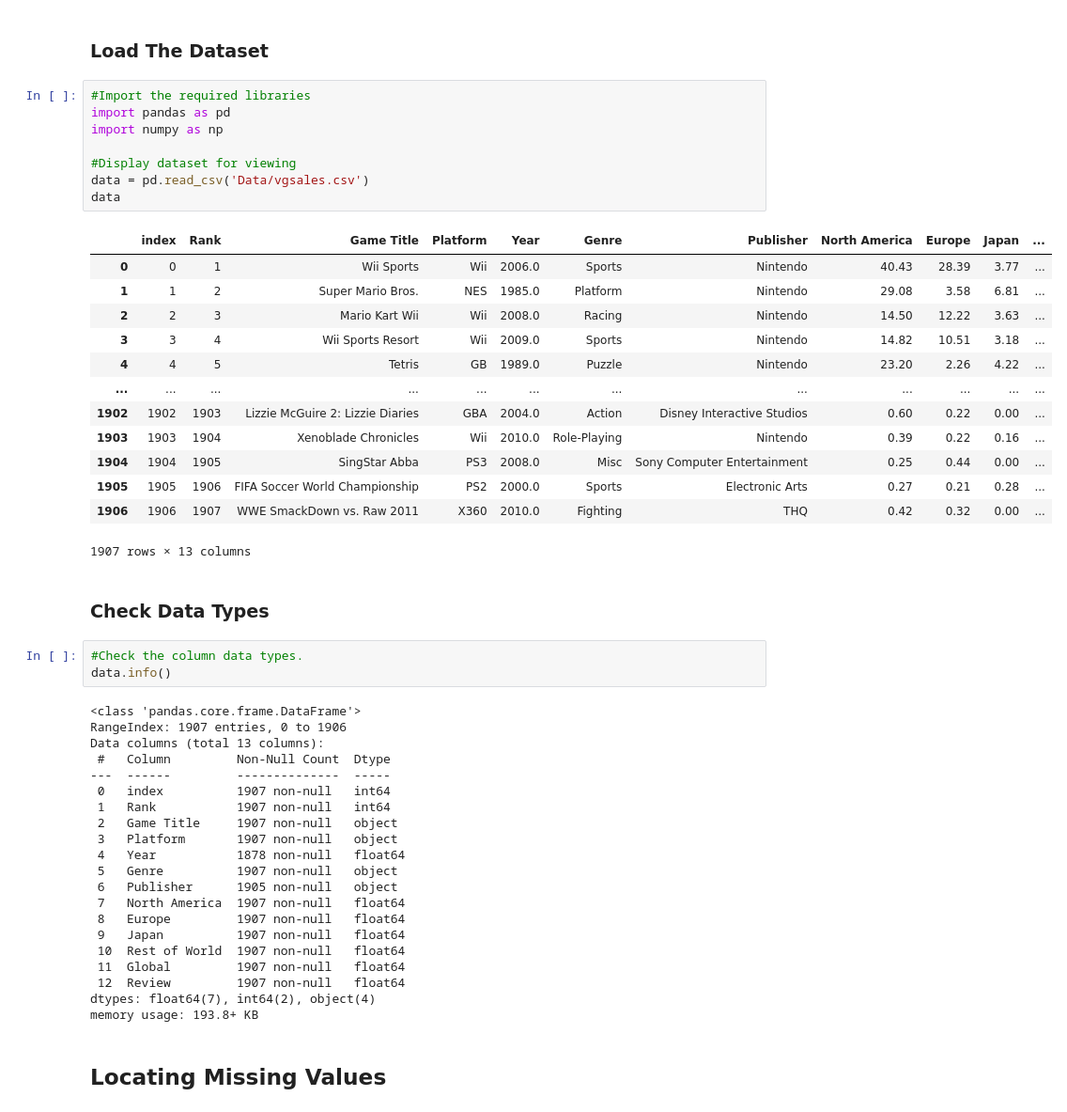
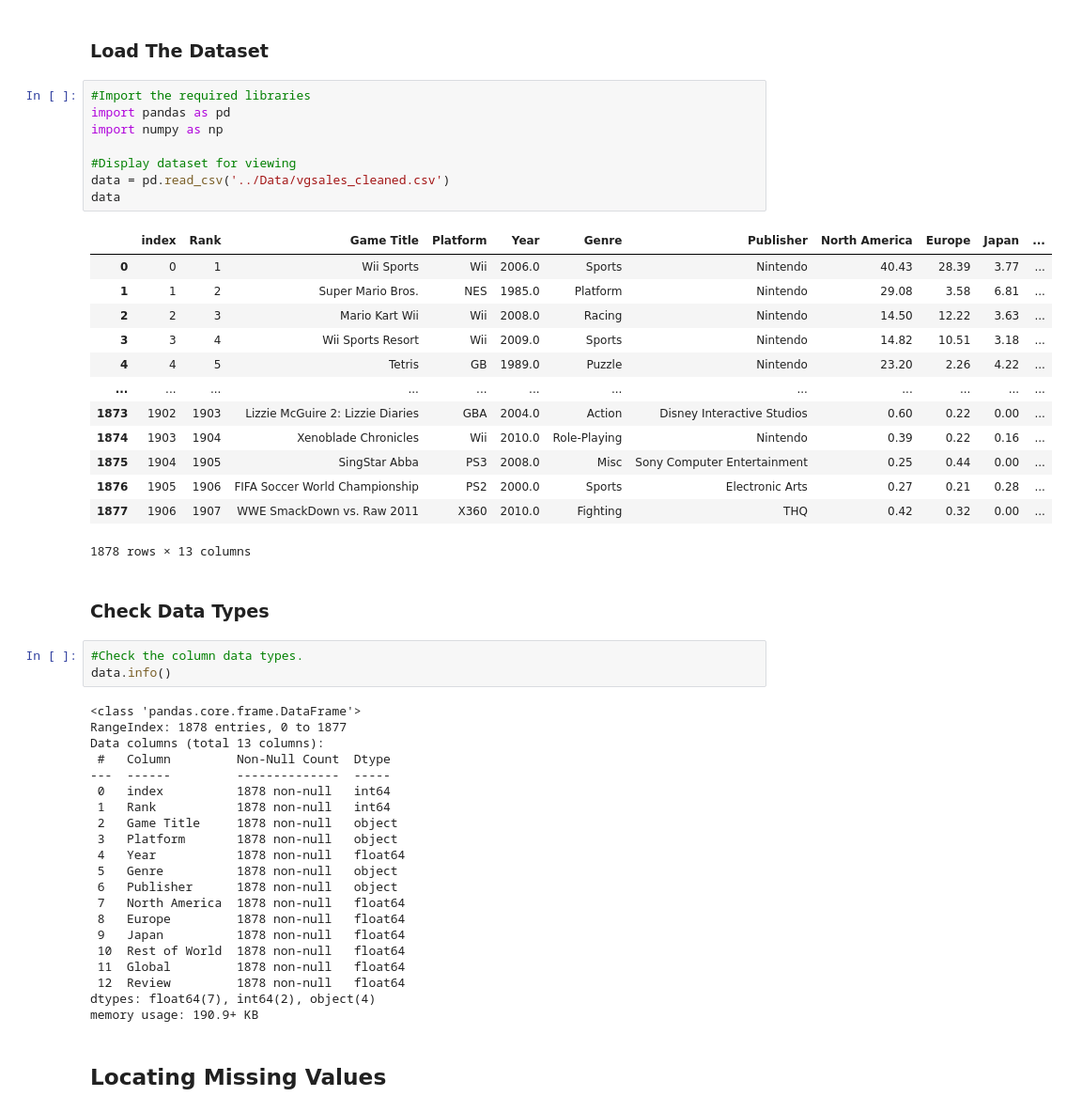
Before and after one commit to MichaelJDB/Video-Game-Sales-Analysis, a Jupyter notebook: jupyter_notebooks/DataCleaning.ipynb, the cells around one changed output. Shown: that part at 94% size. Cells and saved outputs as stored; diff of their text form.

```diff
--- a/jupyter_notebooks/DataCleaning.ipynb
+++ b/jupyter_notebooks/DataCleaning.ipynb
@@ -18,25 +18,25 @@ I will be importing the dataset csv file so that I can view and check for any mi
 # %%
 #Import the required libraries
 import pandas as pd
 import numpy as np
 
 #Display dataset for viewing
-data = pd.read_csv('Data/vgsales.csv')
+data = pd.read_csv('../Data/vgsales_cleaned.csv')
 data
 # %% [output]
 |  | index | Rank | Game Title | Platform | Year | Genre | Publisher | North America | Europe | Japan | ... |
 | 0 | 0 | 1 | Wii Sports | Wii | 2006.0 | Sports | Nintendo | 40.43 | 28.39 | 3.77 | ... |
 | 1 | 1 | 2 | Super Mario Bros. | NES | 1985.0 | Platform | Nintendo | 29.08 | 3.58 | 6.81 | ... |
 | 2 | 2 | 3 | Mario Kart Wii | Wii | 2008.0 | Racing | Nintendo | 14.50 | 12.22 | 3.63 | ... |
 | 3 | 3 | 4 | Wii Sports Resort | Wii | 2009.0 | Sports | Nintendo | 14.82 | 10.51 | 3.18 | ... |
 | 4 | 4 | 5 | Tetris | GB | 1989.0 | Puzzle | Nintendo | 23.20 | 2.26 | 4.22 | ... |
 | ... | ... | ... | ... | ... | ... | ... | ... | ... | ... | ... | ... |
-| 1902 | 1902 | 1903 | Lizzie McGuire 2: Lizzie Diaries | GBA | 2004.0 | Action | Disney Interactive Studios | 0.60 | 0.22 | 0.00 | ... |
-| 1903 | 1903 | 1904 | Xenoblade Chronicles | Wii | 2010.0 | Role-Playing | Nintendo | 0.39 | 0.22 | 0.16 | ... |
-| 1904 | 1904 | 1905 | SingStar Abba | PS3 | 2008.0 | Misc | Sony Computer Entertainment | 0.25 | 0.44 | 0.00 | ... |
-| 1905 | 1905 | 1906 | FIFA Soccer World Championship | PS2 | 2000.0 | Sports | Electronic Arts | 0.27 | 0.21 | 0.28 | ... |
-| 1906 | 1906 | 1907 | WWE SmackDown vs. Raw 2011 | X360 | 2010.0 | Fighting | THQ | 0.42 | 0.32 | 0.00 | ... |
+| 1873 | 1902 | 1903 | Lizzie McGuire 2: Lizzie Diaries | GBA | 2004.0 | Action | Disney Interactive Studios | 0.60 | 0.22 | 0.00 | ... |
+| 1874 | 1903 | 1904 | Xenoblade Chronicles | Wii | 2010.0 | Role-Playing | Nintendo | 0.39 | 0.22 | 0.16 | ... |
+| 1875 | 1904 | 1905 | SingStar Abba | PS3 | 2008.0 | Misc | Sony Computer Entertainment | 0.25 | 0.44 | 0.00 | ... |
+| 1876 | 1905 | 1906 | FIFA Soccer World Championship | PS2 | 2000.0 | Sports | Electronic Arts | 0.27 | 0.21 | 0.28 | ... |
+| 1877 | 1906 | 1907 | WWE SmackDown vs. Raw 2011 | X360 | 2010.0 | Fighting | THQ | 0.42 | 0.32 | 0.00 | ... |
-1907 rows × 13 columns
+1878 rows × 13 columns
 # %% [markdown]
 ### Check Data Types
 # %%
@@ -44,25 +44,25 @@ data
 data.info()
 # %% [output]
 <class 'pandas.core.frame.DataFrame'>
-RangeIndex: 1907 entries, 0 to 1906
+RangeIndex: 1878 entries, 0 to 1877
 Data columns (total 13 columns):
  #   Column         Non-Null Count  Dtype
 ---  ------         --------------  -----
- 0   index          1907 non-null   int64
- 1   Rank           1907 non-null   int64
- 2   Game Title     1907 non-null   object
- 3   Platform       1907 non-null   object
+ 0   index          1878 non-null   int64
+ 1   Rank           1878 non-null   int64
+ 2   Game Title     1878 non-null   object
+ 3   Platform       1878 non-null   object
  4   Year           1878 non-null   float64
- 5   Genre          1907 non-null   object
- 6   Publisher      1905 non-null   object
- 7   North America  1907 non-null   float64
- 8   Europe         1907 non-null   float64
- 9   Japan          1907 non-null   float64
- 10  Rest of World  1907 non-null   float64
- 11  Global         1907 non-null   float64
- 12  Review         1907 non-null   float64
+ 5   Genre          1878 non-null   object
+ 6   Publisher      1878 non-null   object
+ 7   North America  1878 non-null   float64
+ 8   Europe         1878 non-null   float64
+ 9   Japan          1878 non-null   float64
+ 10  Rest of World  1878 non-null   float64
+ 11  Global         1878 non-null   float64
+ 12  Review         1878 non-null   float64
 dtypes: float64(7), int64(2), object(4)
-memory usage: 193.8+ KB
+memory usage: 190.9+ KB
 # %% [markdown]
 ## Locating Missing Values
 # %%
```
Also changed, not shown: parts of 3 cells of this notebook, 1 other file.
